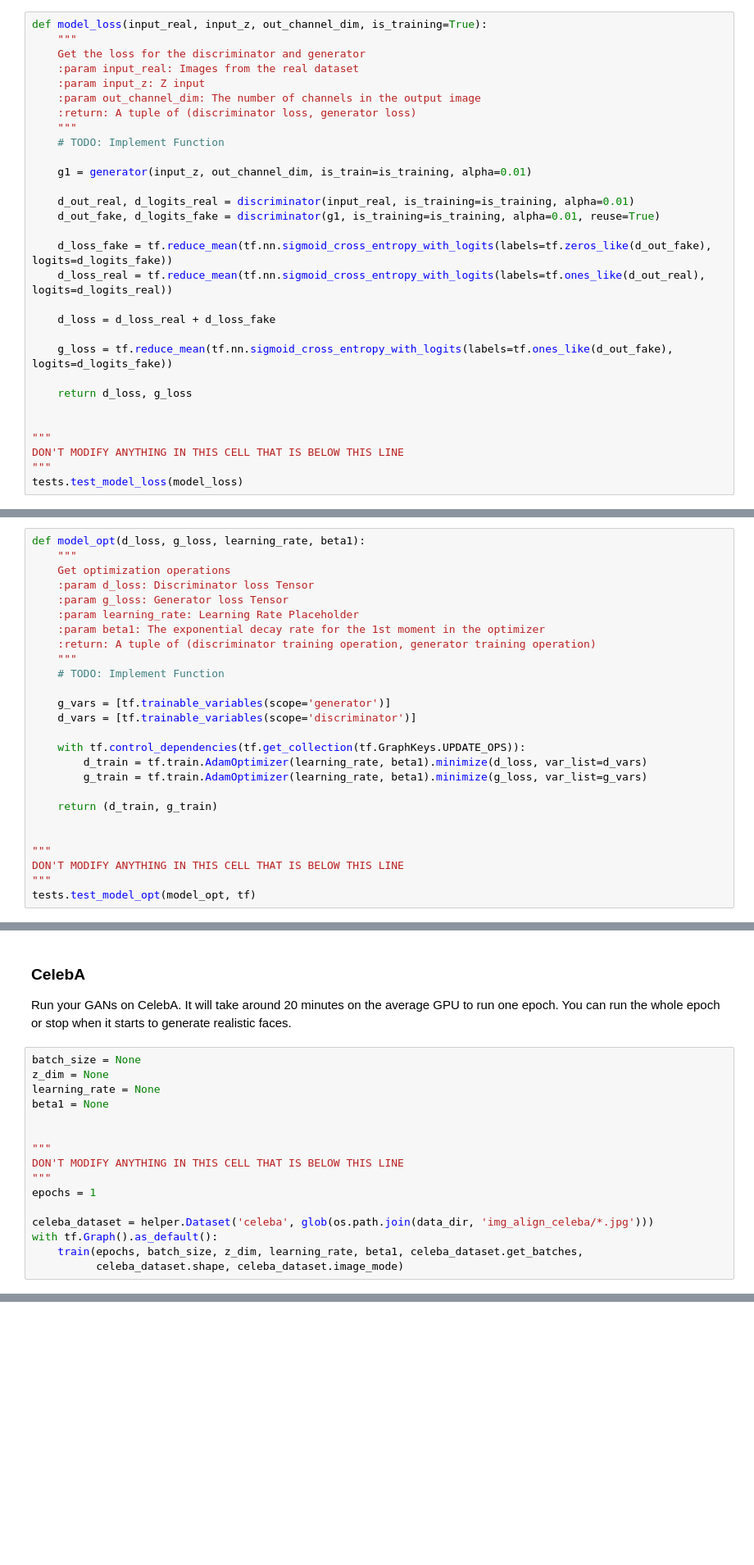
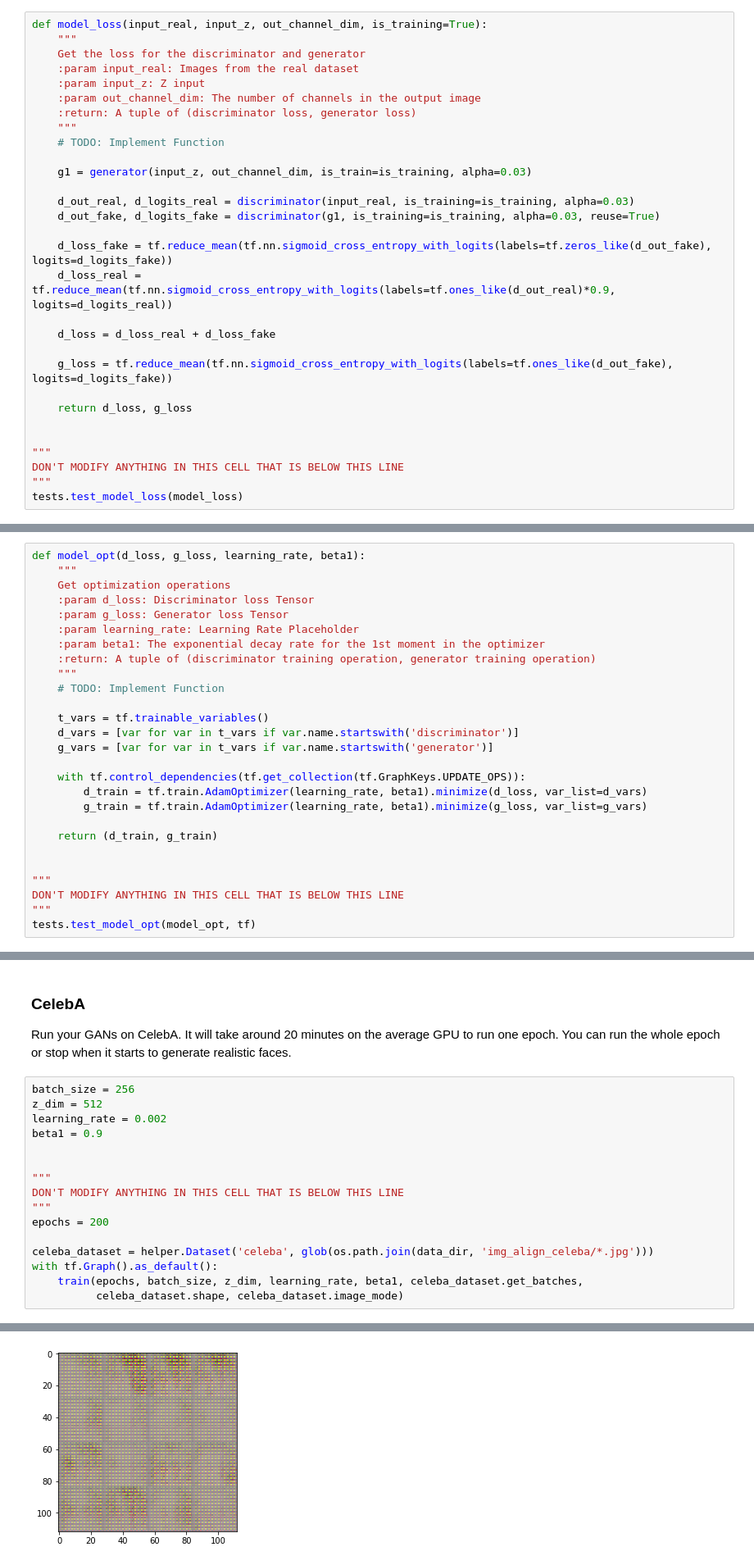
Before and after one commit to meet-minimalist/Udacity-Deep-Leanring-Project-4-Generative-Adversarial-Networks, a Jupyter notebook: dlnd_face_generation.ipynb, the cells around one changed output, grey strips where cells are left out. Shown at 82% size. Drawn from its saved outputs; the diff is of its cells as text; blank space fills up the shorter version.

```diff
--- a/dlnd_face_generation.ipynb
+++ b/dlnd_face_generation.ipynb
@@ -257,13 +251,13 @@ def model_loss(input_real, input_z, out_channel_dim, is_training=True):
     """
     # TODO: Implement Function
 
-    g1 = generator(input_z, out_channel_dim, is_train=is_training, alpha=0.01)
+    g1 = generator(input_z, out_channel_dim, is_train=is_training, alpha=0.03)
 
-    d_out_real, d_logits_real = discriminator(input_real, is_training=is_training, alpha=0.01)
-    d_out_fake, d_logits_fake = discriminator(g1, is_training=is_training, alpha=0.01, reuse=True)
+    d_out_real, d_logits_real = discriminator(input_real, is_training=is_training, alpha=0.03)
+    d_out_fake, d_logits_fake = discriminator(g1, is_training=is_training, alpha=0.03, reuse=True)
 
     d_loss_fake = tf.reduce_mean(tf.nn.sigmoid_cross_entropy_with_logits(labels=tf.zeros_like(d_out_fake), logits=d_logits_fake))
-    d_loss_real = tf.reduce_mean(tf.nn.sigmoid_cross_entropy_with_logits(labels=tf.ones_like(d_out_real), logits=d_logits_real))
+    d_loss_real = tf.reduce_mean(tf.nn.sigmoid_cross_entropy_with_logits(labels=tf.ones_like(d_out_real)*0.9, logits=d_logits_real))
 
     d_loss = d_loss_real + d_loss_fake
 
@@ -293,8 +287,9 @@ def model_opt(d_loss, g_loss, learning_rate, beta1):
     """
     # TODO: Implement Function
 
-    g_vars = [tf.trainable_variables(scope='generator')]
-    d_vars = [tf.trainable_variables(scope='discriminator')]
+    t_vars = tf.trainable_variables()
+    d_vars = [var for var in t_vars if var.name.startswith('discriminator')]
+    g_vars = [var for var in t_vars if var.name.startswith('generator')]
 
     with tf.control_dependencies(tf.get_collection(tf.GraphKeys.UPDATE_OPS)):
         d_train = tf.train.AdamOptimizer(learning_rate, beta1).minimize(d_loss, var_list=d_vars)
@@ -456,18 +485,19 @@ Epoch 1/2 Discriminator Loss: 0.7465879917144775 Generative Loss: 1.155069231986
 ### CelebA
 Run your GANs on CelebA.  It will take around 20 minutes on the average GPU to run one epoch.  You can run the whole epoch or stop when it starts to generate realistic faces.
 # %%
-batch_size = None
-z_dim = None
-learning_rate = None
-beta1 = None
+batch_size = 256
+z_dim = 512
+learning_rate = 0.002
+beta1 = 0.9
 
 
 """
 DON'T MODIFY ANYTHING IN THIS CELL THAT IS BELOW THIS LINE
 """
-epochs = 1
+epochs = 200
 
 celeba_dataset = helper.Dataset('celeba', glob(os.path.join(data_dir, 'img_align_celeba/*.jpg')))
 with tf.Graph().as_default():
     train(epochs, batch_size, z_dim, learning_rate, beta1, celeba_dataset.get_batches,
           celeba_dataset.shape, celeba_dataset.image_mode)
+# %% [output]
@@ -473,0 +512 @@ with tf.Graph().as_default():
+[figure, added]
```
Also changed, not shown: parts of 7 cells of this notebook.
